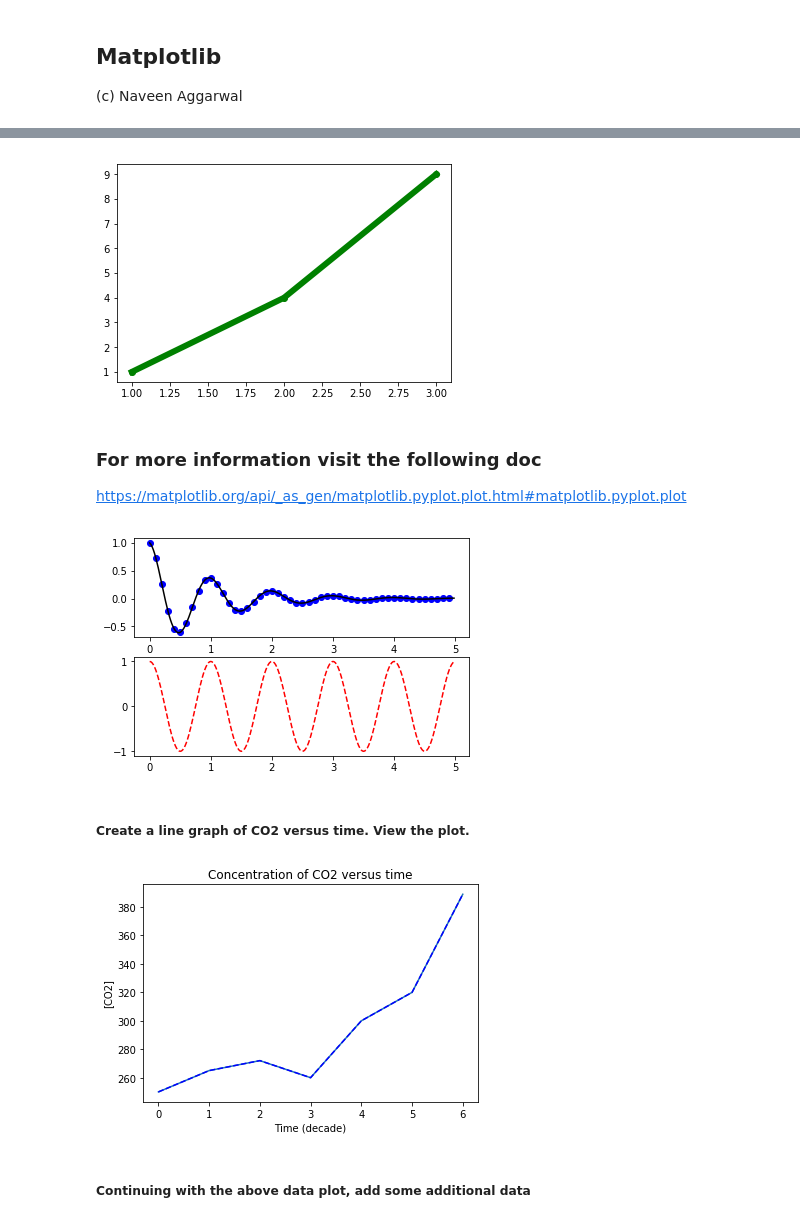
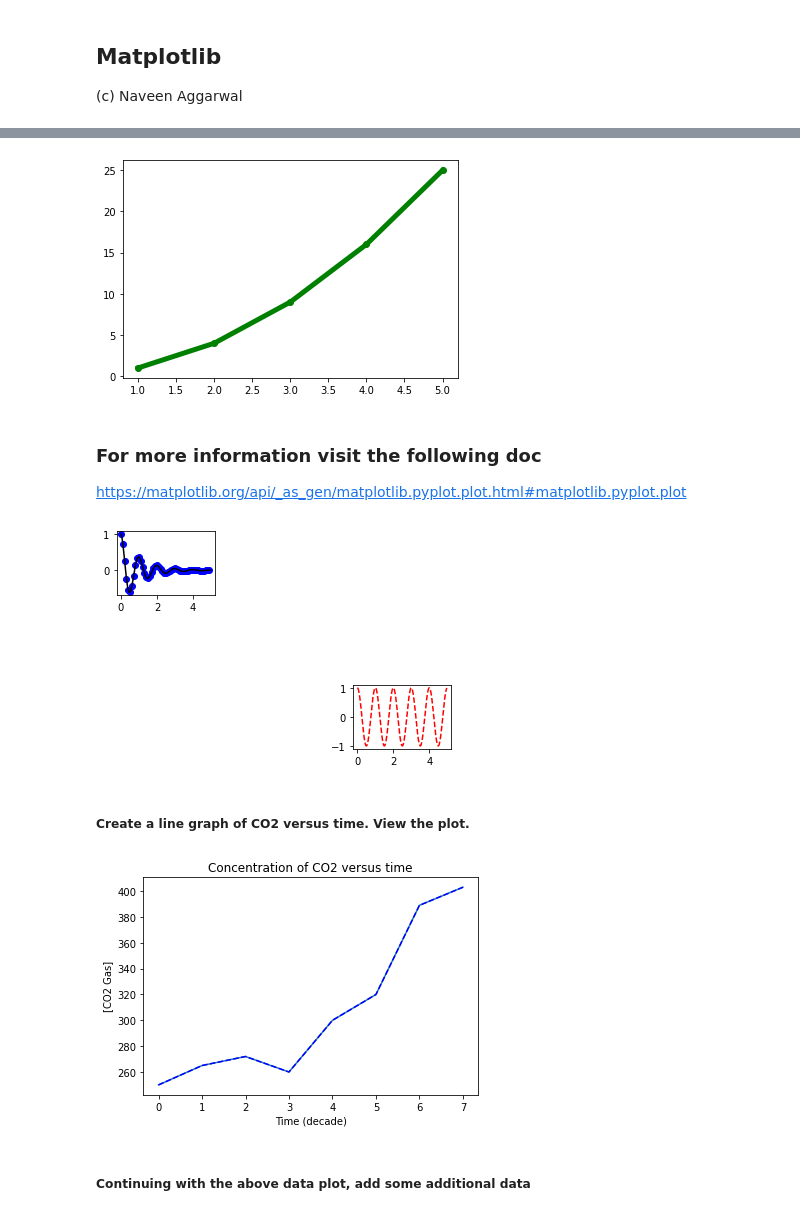
Before and after one commit to navagg/ML_notebooks, a Jupyter notebook: 5_matplotlib.ipynb, the cells around one changed output, grey strips where cells are left out. Saved outputs shown, nothing was run; the diff lists cells and outputs as text; code cells hidden in the pictures.

```diff
--- a/5_matplotlib.ipynb
+++ b/5_matplotlib.ipynb
@@ -24,39 +31,39 @@ plt.show()
 # %%
-plt.plot([1,2,3], [1,4,9], 'go-', label='line 1', linewidth=6)
+plt.plot([1,2,3,4,5], [1,4,9,16,25], 'go-', label='line 1', linewidth=5)
 plt.show()
 # %% [output]
-[figure, old version]
+[figure, new version]
 # %% [markdown]
 ### For more information visit the following doc
 https://matplotlib.org/api/_as_gen/matplotlib.pyplot.plot.html#matplotlib.pyplot.plot
 # %%
 def f(t):
     return np.exp(-t) * np.cos(2*np.pi*t)
 t1 = np.arange(0.0, 5.0, 0.1)
 t2 = np.arange(0.0, 5.0, 0.02)
 plt.figure(1) # Called implicitly
 # for multiple figures
-plt.subplot(211) # 2 rows, 1 column, 1st plot
-plt.plot(t1, f(t1), 'bo', t2, f(t2), 'k')
-plt.subplot(212) # 2 rows, 1 column, 2nd plot
+plt.subplot(331) # 2 rows, 1 column, 1st plot
+plt.plot(t1, f(t1), 'bo',t2, f(t2), 'k')
+plt.subplot(339) # 2 rows, 1 column, 2nd plot
 plt.plot(t2, np.cos(2*np.pi*t2), 'r--')
 plt.show()
 #%%
 # %% [output]
-[figure, old version]
+[figure, new version]
 # %% [markdown]
 ##### Create a line graph of CO2 versus time. View the plot.
 # %%
-times = range(7)
-co2 = [250, 265, 272, 260, 300, 320, 389]
+times = range(8)
+co2 = [250, 265, 272, 260, 300, 320, 389,403]
 plt.plot(times, co2)
 plt.plot(times, co2, 'b--')
 plt.title("Concentration of CO2 versus time")
-plt.ylabel("[CO2]")
+plt.ylabel("[CO2 Gas]")
 plt.xlabel("Time (decade)")
 plt.show()
 # %% [output]
-[figure, old version]
+[figure, new version]
 # %% [markdown]
 ##### Continuing with the above data plot, add some additional data
 # %%
```
Also changed, not shown: parts of 23 cells of this notebook, 9 other files.
